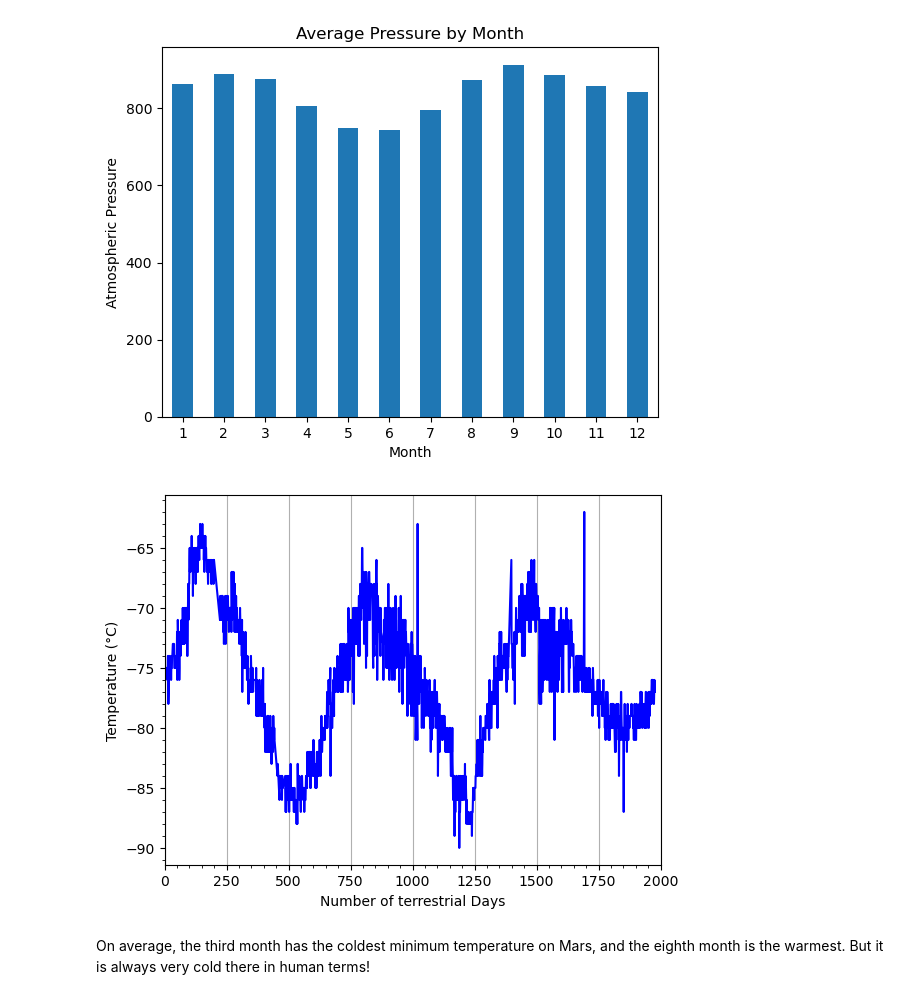
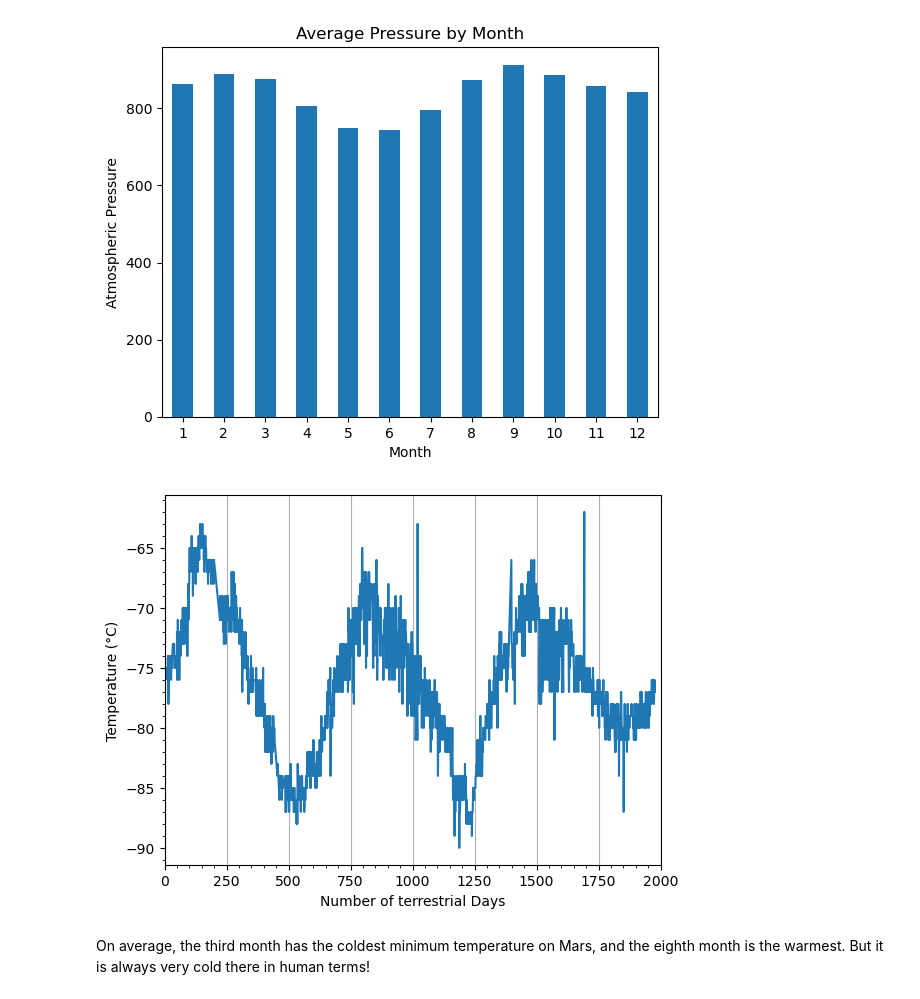
Before and after one commit to vivsarraf/web-scraping-challenge, a Jupyter notebook: Code/part_2_mars_weather.ipynb, the cells around one changed output. Drawn from its saved outputs; the diff is of its cells as text; code cells hidden in the pictures.

Commit message:
updated plots

```diff
--- a/Code/part_2_mars_weather.ipynb
+++ b/Code/part_2_mars_weather.ipynb
@@ -255,16 +255,16 @@ plt.show()
 [figure]
 # %%
 # 5. How many terrestrial (earth) days are there in a Martian year?
-plt.plot(mars_change_df["sol"], mars_change_df["min_temp"], color="blue")
+plt.plot(mars_change_df["sol"], mars_change_df["min_temp"])
 #plt.title("Minimum Temperature")
 plt.xlabel("Number of terrestrial Days")
 plt.ylabel("Temperature (°C)")
 plt.grid(True, axis='x')
 plt.xlim(0, 2000)
 plt.minorticks_on()
 plt.show()
 # %% [output]
-[figure, old version]
+[figure, new version]
 # %% [markdown]
 On average, the third month has the coldest minimum temperature on Mars, and the eighth month is the warmest. But it is always very cold there in human terms!
 # %% [markdown]
```
